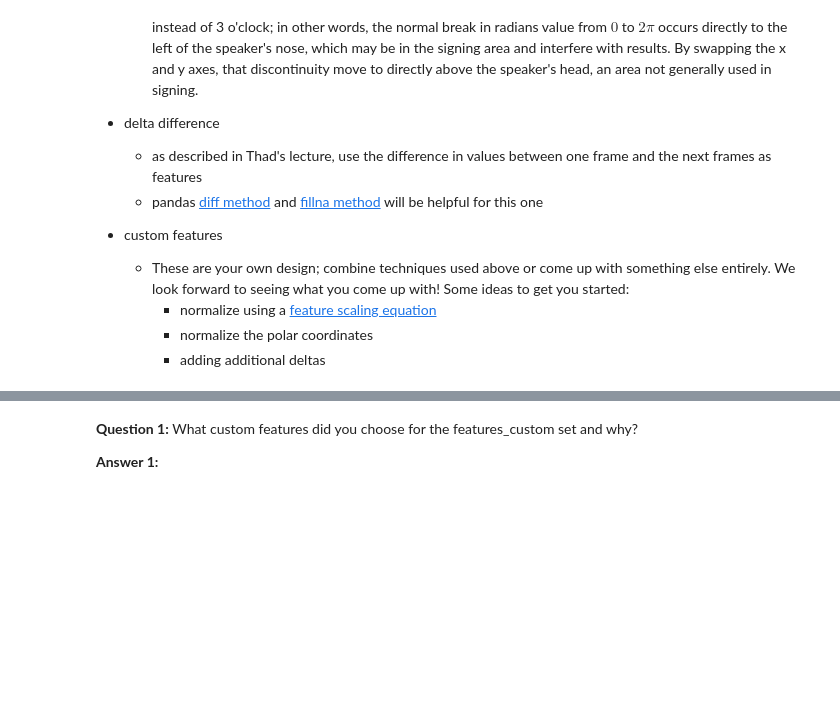
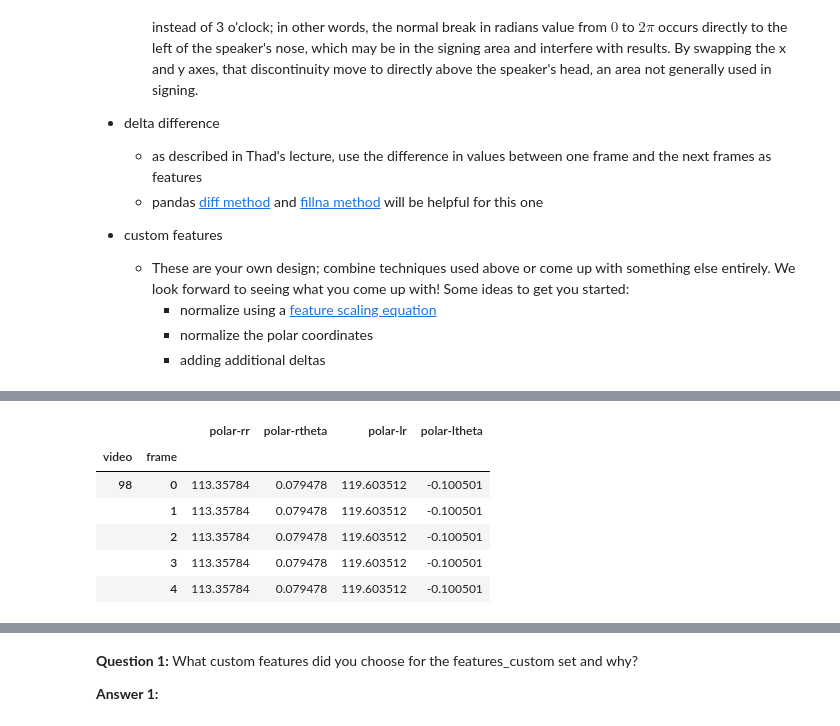
Before and after one commit to alirezakfz/ArtificialIntelligenceIntro, a Jupyter notebook: AIND-Recognizer-master/Solution_asl_recognizer.ipynb, the cells around one changed output, grey strips where cells are left out. Saved outputs shown, nothing was run; the diff lists cells and outputs as text; code cells hidden in the pictures; blank space fills up the shorter version.

```diff
--- a/AIND-Recognizer-master/Solution_asl_recognizer.ipynb
+++ b/AIND-Recognizer-master/Solution_asl_recognizer.ipynb
@@ -228,9 +248,23 @@ features_norm = ['norm-rx', 'norm-ry', 'norm-lx','norm-ly']
 # %%
 # TODO add features for polar coordinate values where the nose is the origin
 # Name these 'polar-rr', 'polar-rtheta', 'polar-lr', and 'polar-ltheta'
 # Note that 'polar-rr' and 'polar-rtheta' refer to the radius and angle
+asl.df['polar-rr'] = np.sqrt(asl.df['grnd-ry']**2 + asl.df['grnd-rx']**2)
+asl.df['polar-lr'] = np.sqrt(asl.df['grnd-ly']**2 + asl.df['grnd-lx']**2)
+
+asl.df['polar-ltheta'] = np.arctan2(asl.df['grnd-lx'],asl.df['grnd-ly'])
+asl.df['polar-rtheta'] = np.arctan2(asl.df['grnd-rx'],asl.df['grnd-ry'])
 
 features_polar = ['polar-rr', 'polar-rtheta', 'polar-lr', 'polar-ltheta']
+asl.df[features_polar].head()
+# %% [output]
+|  |  | polar-rr | polar-rtheta | polar-lr | polar-ltheta |
+| video | frame |  |  |  |  |
+| 98 | 0 | 113.35784 | 0.079478 | 119.603512 | -0.100501 |
+|  | 1 | 113.35784 | 0.079478 | 119.603512 | -0.100501 |
+|  | 2 | 113.35784 | 0.079478 | 119.603512 | -0.100501 |
+|  | 3 | 113.35784 | 0.079478 | 119.603512 | -0.100501 |
+|  | 4 | 113.35784 | 0.079478 | 119.603512 | -0.100501 |
 # %%
 # TODO add features for left, right, x, y differences by one time step, i.e. the "delta" values discussed in the lecture
 # Name these 'delta-rx', 'delta-ry', 'delta-lx', and 'delta-ly'
```
Also changed, not shown: parts of 15 cells of this notebook.
